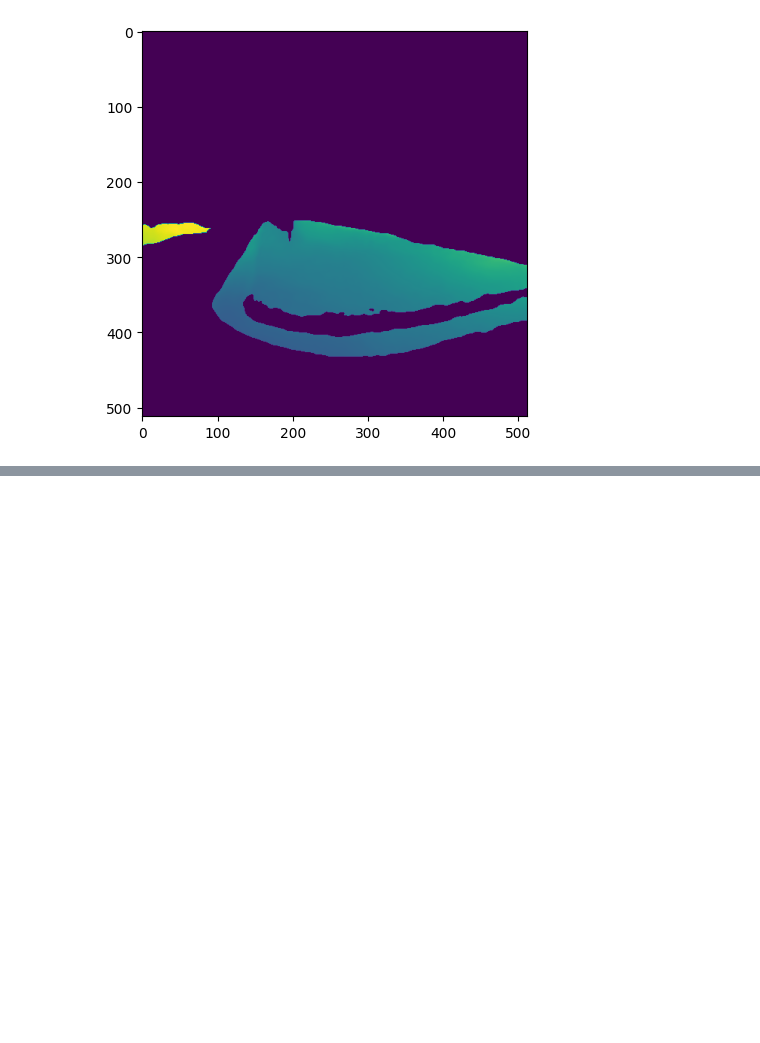
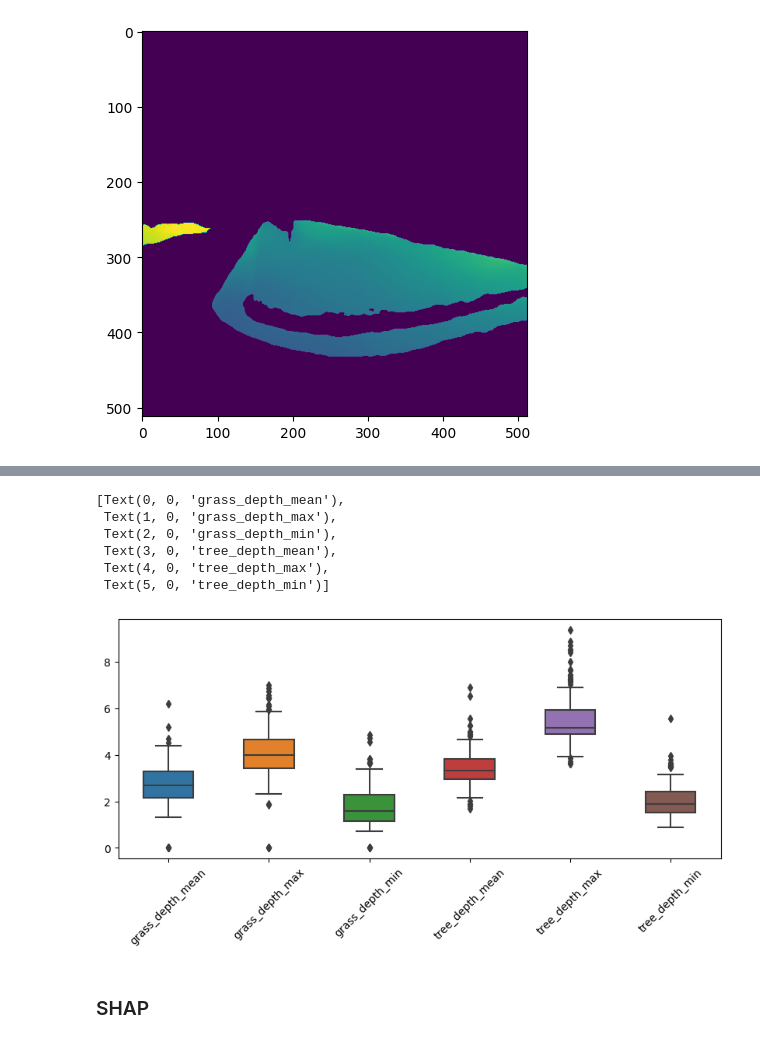
Before and after one commit to MMHHRR/Perception_distance, a Jupyter notebook: code/restoration_depth.ipynb, the cells around one changed output, grey strips where cells are left out. Cells and saved outputs as stored; diff of their text form; code cells hidden in the pictures; blank space fills up the shorter version.

```diff
--- a/code/restoration_depth.ipynb
+++ b/code/restoration_depth.ipynb
@@ -92,0 +200,8 @@ plt.imshow(prediction * mask)
+# %%
+# 从本地读取CSV文件并创建数据帧
+data = pd.read_csv('E:/Dataset/perception_restoration/sample.csv')
+data.head(2)
+
+X = data.iloc[:,8:] # 自变量x1和x2...
+y = data.iloc[:,7] # 因变量y
+X_train, X_test, y_train, y_test = train_test_split(X, y, test_size=0.2)
@@ -92,0 +382,15 @@ plt.imshow(prediction * mask)
+# %%
+plt.figure(dpi=100, figsize=(10, 4))
+
+ax=sns.boxplot(data=data.iloc[:,8:14],orient="v",width=0.5,whis=1)
+ax.set_xticklabels(ax.get_xticklabels(),rotation = 45)
+# %% [output]
+[Text(0, 0, 'grass_depth_mean'),
+ Text(1, 0, 'grass_depth_max'),
+ Text(2, 0, 'grass_depth_min'),
+ Text(3, 0, 'tree_depth_mean'),
+ Text(4, 0, 'tree_depth_max'),
+ Text(5, 0, 'tree_depth_min')]
+[figure, added]
+# %% [markdown]
+### SHAP
```
Also changed, not shown: parts of 32 cells of this notebook.
